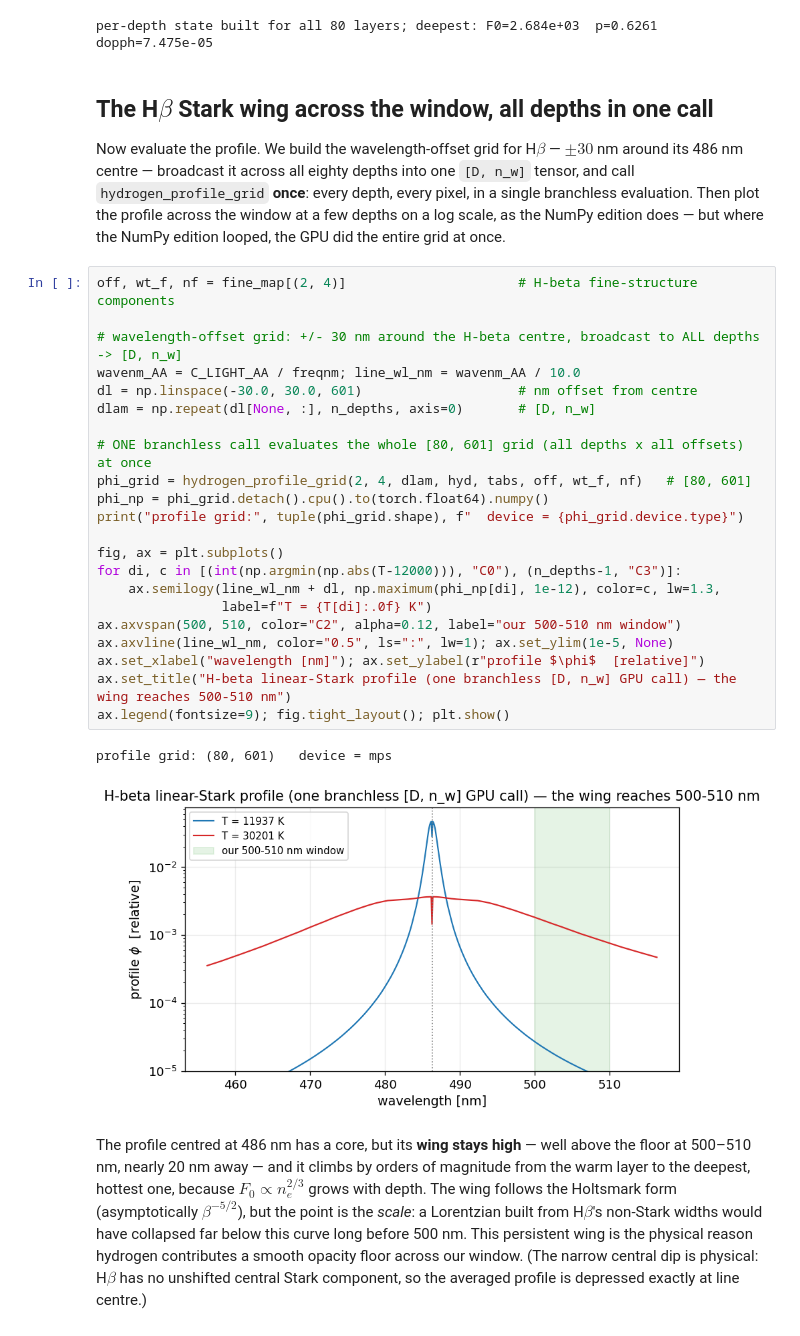
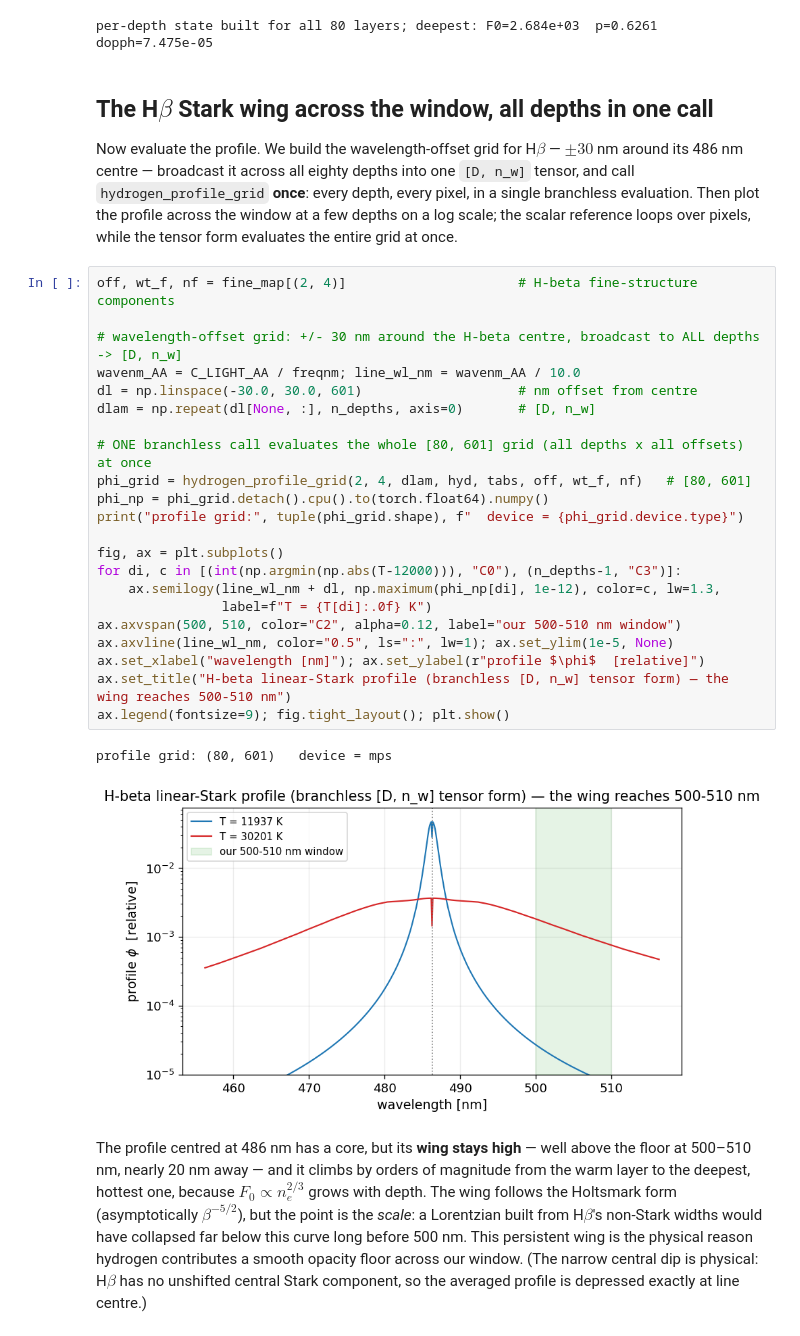
Before and after one commit to tingyuansen/stellar-spectroscopy-from-scratch-gpu, a Jupyter notebook: content/Lecture6.ipynb, the cells around one changed output. Drawn from its saved outputs; the diff is of its cells as text.

```diff
--- a/content/Lecture6.ipynb
+++ b/content/Lecture6.ipynb
@@ -567,32 +567,32 @@ per-depth state built for all 80 layers; deepest: F0=2.684e+03  p=0.6261  dopph=
 # %% [markdown]
 ## The H$\beta$ Stark wing across the window, all depths in one call
 
-Now evaluate the profile. We build the wavelength-offset grid for H$\beta$ — $\pm 30$ nm around its 486 nm centre — broadcast it across all eighty depths into one `[D, n_w]` tensor, and call `hydrogen_profile_grid` **once**: every depth, every pixel, in a single branchless evaluation. Then plot the profile across the window at a few depths on a log scale, as the NumPy edition does — but where the NumPy edition looped, the GPU did the entire grid at once.
+Now evaluate the profile. We build the wavelength-offset grid for H$\beta$ — $\pm 30$ nm around its 486 nm centre — broadcast it across all eighty depths into one `[D, n_w]` tensor, and call `hydrogen_profile_grid` **once**: every depth, every pixel, in a single branchless evaluation. Then plot the profile across the window at a few depths on a log scale; the scalar reference loops over pixels, while the tensor form evaluates the entire grid at once.
 # %%
 off, wt_f, nf = fine_map[(2, 4)]                      # H-beta fine-structure components
 
 # wavelength-offset grid: +/- 30 nm around the H-beta centre, broadcast to ALL depths -> [D, n_w]
 wavenm_AA = C_LIGHT_AA / freqnm; line_wl_nm = wavenm_AA / 10.0
 dl = np.linspace(-30.0, 30.0, 601)                    # nm offset from centre
 dlam = np.repeat(dl[None, :], n_depths, axis=0)       # [D, n_w]
 
 # ONE branchless call evaluates the whole [80, 601] grid (all depths x all offsets) at once
 phi_grid = hydrogen_profile_grid(2, 4, dlam, hyd, tabs, off, wt_f, nf)   # [80, 601]
 phi_np = phi_grid.detach().cpu().to(torch.float64).numpy()
 print("profile grid:", tuple(phi_grid.shape), f"  device = {phi_grid.device.type}")
 
 fig, ax = plt.subplots()
 for di, c in [(int(np.argmin(np.abs(T-12000))), "C0"), (n_depths-1, "C3")]:
     ax.semilogy(line_wl_nm + dl, np.maximum(phi_np[di], 1e-12), color=c, lw=1.3,
                 label=f"T = {T[di]:.0f} K")
 ax.axvspan(500, 510, color="C2", alpha=0.12, label="our 500-510 nm window")
 ax.axvline(line_wl_nm, color="0.5", ls=":", lw=1); ax.set_ylim(1e-5, None)
 ax.set_xlabel("wavelength [nm]"); ax.set_ylabel(r"profile $\phi$  [relative]")
-ax.set_title("H-beta linear-Stark profile (one branchless [D, n_w] GPU call) — the wing reaches 500-510 nm")
+ax.set_title("H-beta linear-Stark profile (branchless [D, n_w] tensor form) — the wing reaches 500-510 nm")
 ax.legend(fontsize=9); fig.tight_layout(); plt.show()
 # %% [output]
 profile grid: (80, 601)   device = mps
-[figure, old version]
+[figure, new version]
 # %% [markdown]
 The profile centred at 486 nm has a core, but its **wing stays high** — well above the floor at 500–510 nm, nearly 20 nm away — and it climbs by orders of magnitude from the warm layer to the deepest, hottest one, because $F_0 \propto n_e^{2/3}$ grows with depth. The wing follows the Holtsmark form (asymptotically $\beta^{-5/2}$), but the point is the *scale*: a Lorentzian built from H$\beta$'s non-Stark widths would have collapsed far below this curve long before 500 nm. This persistent wing is the physical reason hydrogen contributes a smooth opacity floor across our window. (The narrow central dip is physical: H$\beta$ has no unshifted central Stark component, so the averaged profile is depressed exactly at line centre.)
 # %% [markdown]
```
Also changed, not shown: parts of 19 cells of this notebook, 5 other files.
